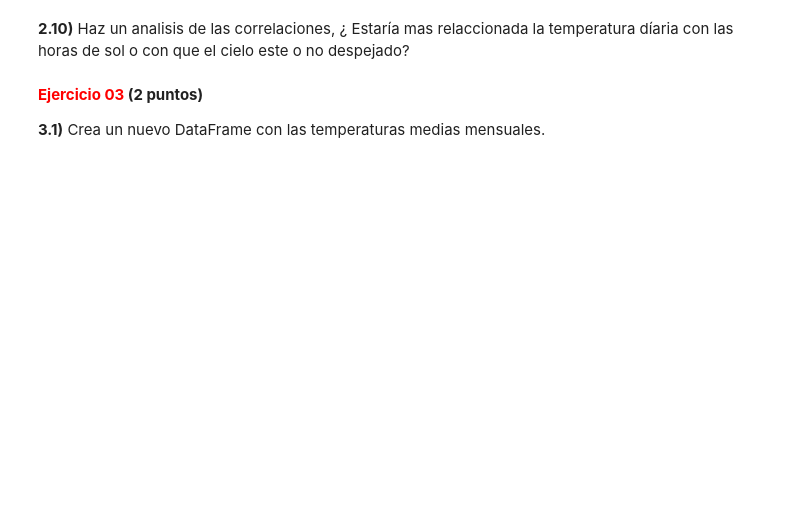
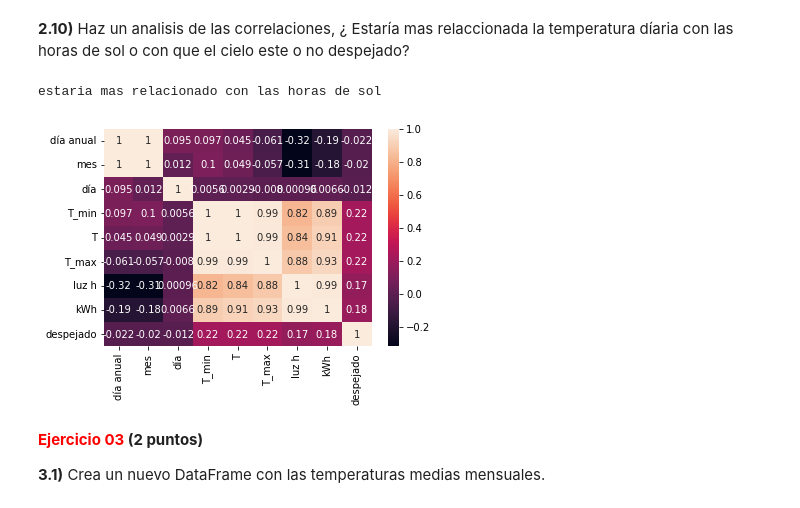
Before and after one commit to MelvinGuaygua/Python-projects, a Jupyter notebook: Examen2ev_Melvin/Examen_2V.ipynb, the cells around one changed output. Cells and saved outputs as stored; diff of their text form; code cells hidden in the pictures; blank space fills up the shorter version.

```diff
--- a/Examen2ev_Melvin/Examen_2V.ipynb
+++ b/Examen2ev_Melvin/Examen_2V.ipynb
@@ -246,3 +309,12 @@ __2.10)__ Haz un analisis de las correlaciones, ¿ Estaría mas relaccionada la
+# %%
+#Escribe aquí tu código
+
+sns.heatmap(tips.corr(), annot = True)
+
+print("estaria mas relacionado con las horas de sol")
+# %% [output]
+estaria mas relacionado con las horas de sol
+[figure, added]
 # %% [markdown]
 <b><font color='red'>Ejercicio 03</font> __(2 puntos)__ </b>
 
```
Also changed, not shown: parts of 11 cells of this notebook, 1 other file.
